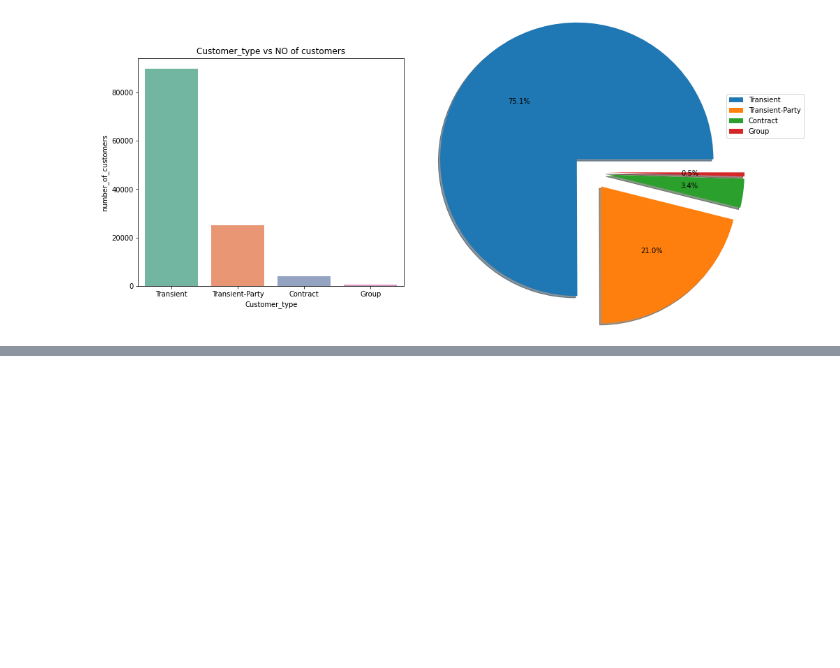
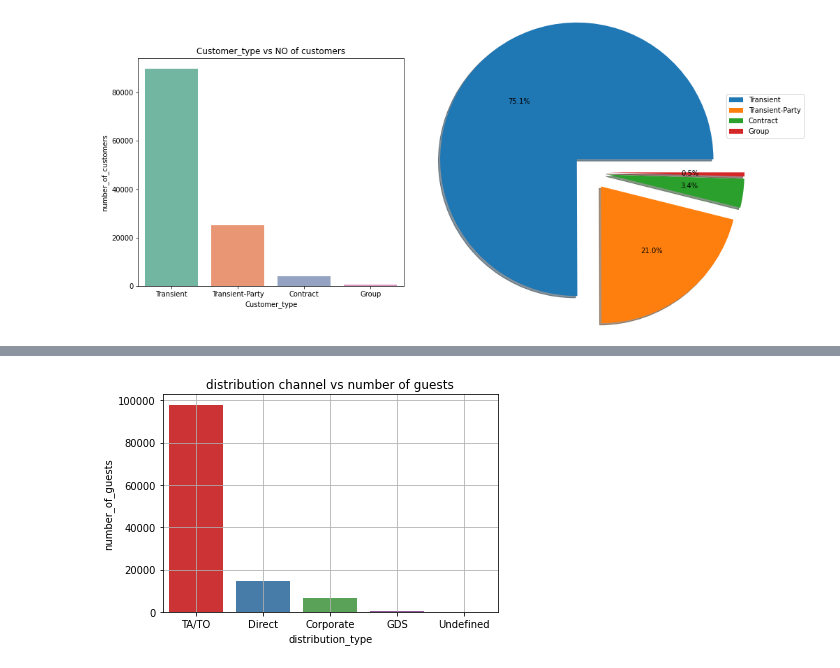
Before and after one commit to AASIFMALIK5101/Hotel-booking-capstone, a Jupyter notebook: Copy_of_Hotel_Booking_Analysis_Capstone_Project.ipynb, the cells around one changed output, grey strips where cells are left out. Cells and saved outputs as stored; diff of their text form; code cells hidden in the pictures; blank space fills up the shorter version.

```diff
--- a/Copy_of_Hotel_Booking_Analysis_Capstone_Project.ipynb
+++ b/Copy_of_Hotel_Booking_Analysis_Capstone_Project.ipynb
@@ -461,0 +514,4 @@ plt.show()
+# %%
+distribution_channel=hotel_data["distribution_channel"].value_counts().reset_index()
+# %%
+distribution_channel.columns=["distribution_type","number_of_guests"]
@@ -461,0 +527,7 @@ plt.show()
+# %%
+sns.barplot(x=distribution_channel["distribution_type"],y=distribution_channel["number_of_guests"],palette='Set1')
+plt.title("distribution channel vs number of guests")
+plt.grid(True)
+plt.show()
+# %% [output]
+[figure, added]
```
Also changed, not shown: parts of 69 cells of this notebook.
